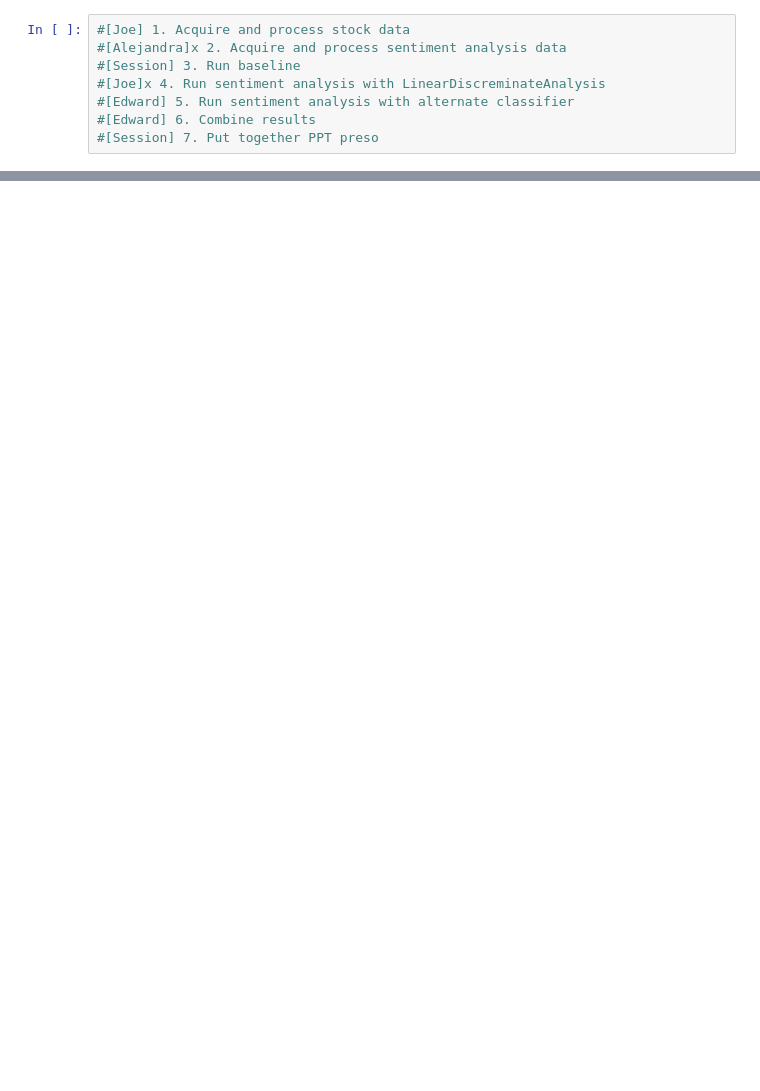
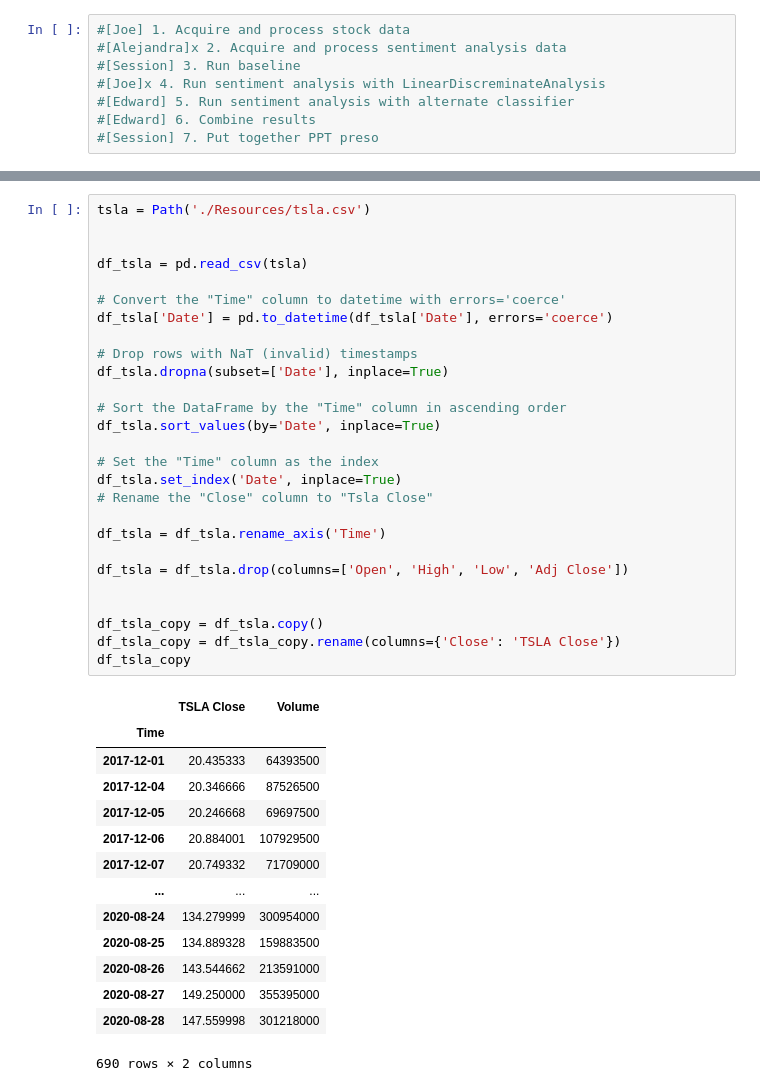
Before and after one commit to bittraidr/Sentiment_Analysis_Study_Multiple_Models, a Jupyter notebook: Branches/Joe.ipynb, the cells around one changed output, grey strips where cells are left out. Drawn from its saved outputs; the diff is of its cells as text; blank space fills up the shorter version.

```diff
--- a/Branches/Joe.ipynb
+++ b/Branches/Joe.ipynb
@@ -212,0 +183,42 @@ baseline_plot.plot()
+# %%
+tsla = Path('./Resources/tsla.csv')
+
+
+df_tsla = pd.read_csv(tsla)
+
+# Convert the "Time" column to datetime with errors='coerce'
+df_tsla['Date'] = pd.to_datetime(df_tsla['Date'], errors='coerce')
+
+# Drop rows with NaT (invalid) timestamps
+df_tsla.dropna(subset=['Date'], inplace=True)
+
+# Sort the DataFrame by the "Time" column in ascending order
+df_tsla.sort_values(by='Date', inplace=True)
+
+# Set the "Time" column as the index
+df_tsla.set_index('Date', inplace=True)
+# Rename the "Close" column to "Tsla Close"
+
+df_tsla = df_tsla.rename_axis('Time')
+
+df_tsla = df_tsla.drop(columns=['Open', 'High', 'Low', 'Adj Close'])
+
+
+df_tsla_copy = df_tsla.copy()
+df_tsla_copy = df_tsla_copy.rename(columns={'Close': 'TSLA Close'})
+df_tsla_copy
+# %% [output]
+|  | TSLA Close | Volume |
+| Time |  |  |
+| 2017-12-01 | 20.435333 | 64393500 |
+| 2017-12-04 | 20.346666 | 87526500 |
+| 2017-12-05 | 20.246668 | 69697500 |
+| 2017-12-06 | 20.884001 | 107929500 |
+| 2017-12-07 | 20.749332 | 71709000 |
+| ... | ... | ... |
+| 2020-08-24 | 134.279999 | 300954000 |
+| 2020-08-25 | 134.889328 | 159883500 |
+| 2020-08-26 | 143.544662 | 213591000 |
+| 2020-08-27 | 149.250000 | 355395000 |
+| 2020-08-28 | 147.559998 | 301218000 |
+690 rows × 2 columns
```
Also changed, not shown: parts of 18 cells of this notebook, 1 other file.
